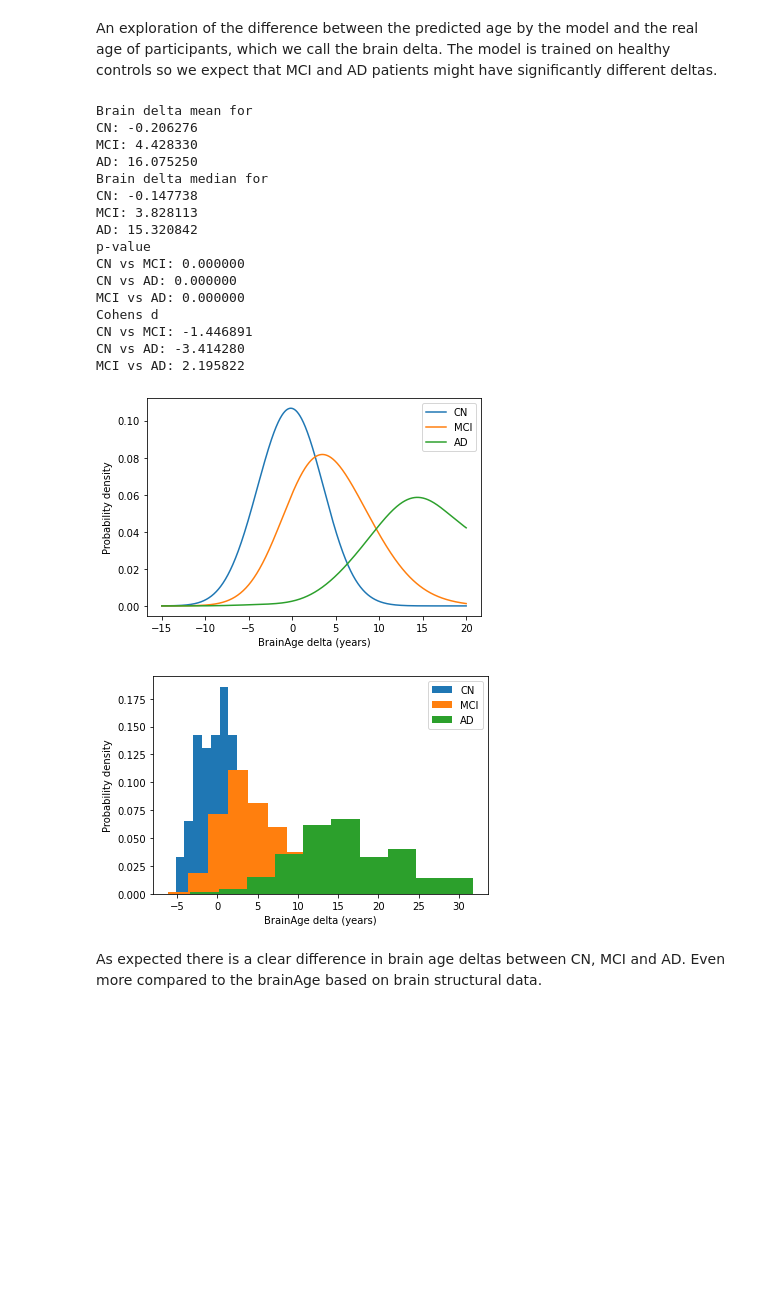
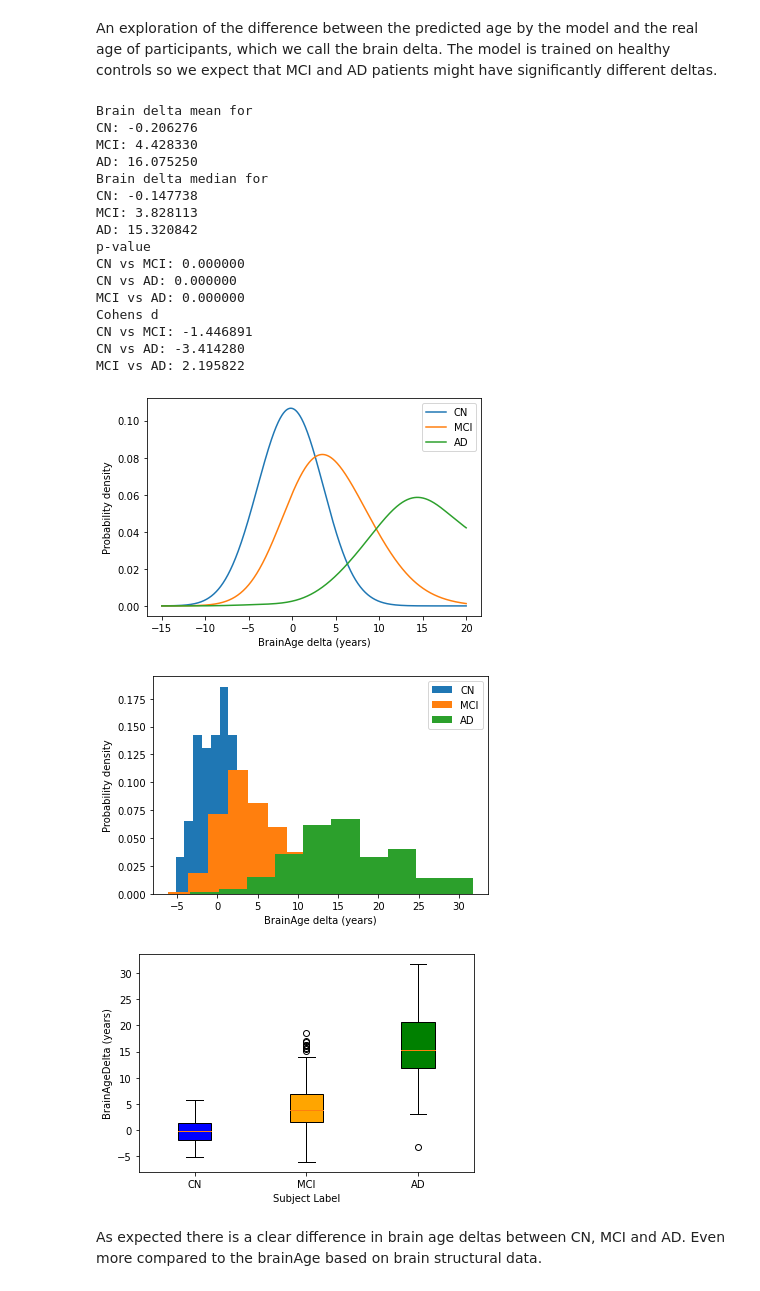
Before and after one commit to JGarciaCondado/ADNIBrainAge, a Jupyter notebook: jupyternotebooks/neuropsychBrainAge.ipynb, the cells around one changed output. Saved outputs shown, nothing was run; the diff lists cells and outputs as text; code cells hidden in the pictures; blank space fills up the shorter version.

Commit message:
Add boxplots

```diff
--- a/jupyternotebooks/neuropsychBrainAge.ipynb
+++ b/jupyternotebooks/neuropsychBrainAge.ipynb
@@ -241,33 +241,47 @@ plt.ylabel('Probability density')
 plt.legend()
 plt.show()
 
 # Plot histogram
 plt.hist(delta_cn, label='CN', density=True)
 plt.hist(delta_mci, label='MCI', density=True)
 plt.hist(delta_ad, label='AD', density=True)
 plt.xlabel('BrainAge delta (years)')
 plt.ylabel('Probability density')
 plt.legend()
 plt.show()
+
+# Plot boxplots
+fig = plt.figure()
+ax = fig.add_subplot(111)
+bp = ax.boxplot([delta_cn, delta_mci, delta_ad], patch_artist = True,
+                labels=['CN', 'MCI', 'AD'])
+colors = ['b', 'orange',
+          'g']
+for patch, color in zip(bp['boxes'], colors):
+    patch.set_facecolor(color)
+plt.xlabel('Subject Label')
+plt.ylabel('BrainAgeDelta (years)')
+plt.show()
 # %% [output]
 Brain delta mean for
 CN: -0.206276
 MCI: 4.428330
 AD: 16.075250
 Brain delta median for
 CN: -0.147738
 MCI: 3.828113
 AD: 15.320842
 p-value
 CN vs MCI: 0.000000
 CN vs AD: 0.000000
 MCI vs AD: 0.000000
 Cohens d
 CN vs MCI: -1.446891
 CN vs AD: -3.414280
 MCI vs AD: 2.195822
 [figure]
 [figure]
+[figure, added]
 # %% [markdown]
 As expected there is a clear difference in brain age deltas between CN, MCI and AD. Even more compared to the brainAge based on brain structural data.
 # %% [markdown]
```
Also changed, not shown: parts of 2 cells of this notebook, 1 other file.
